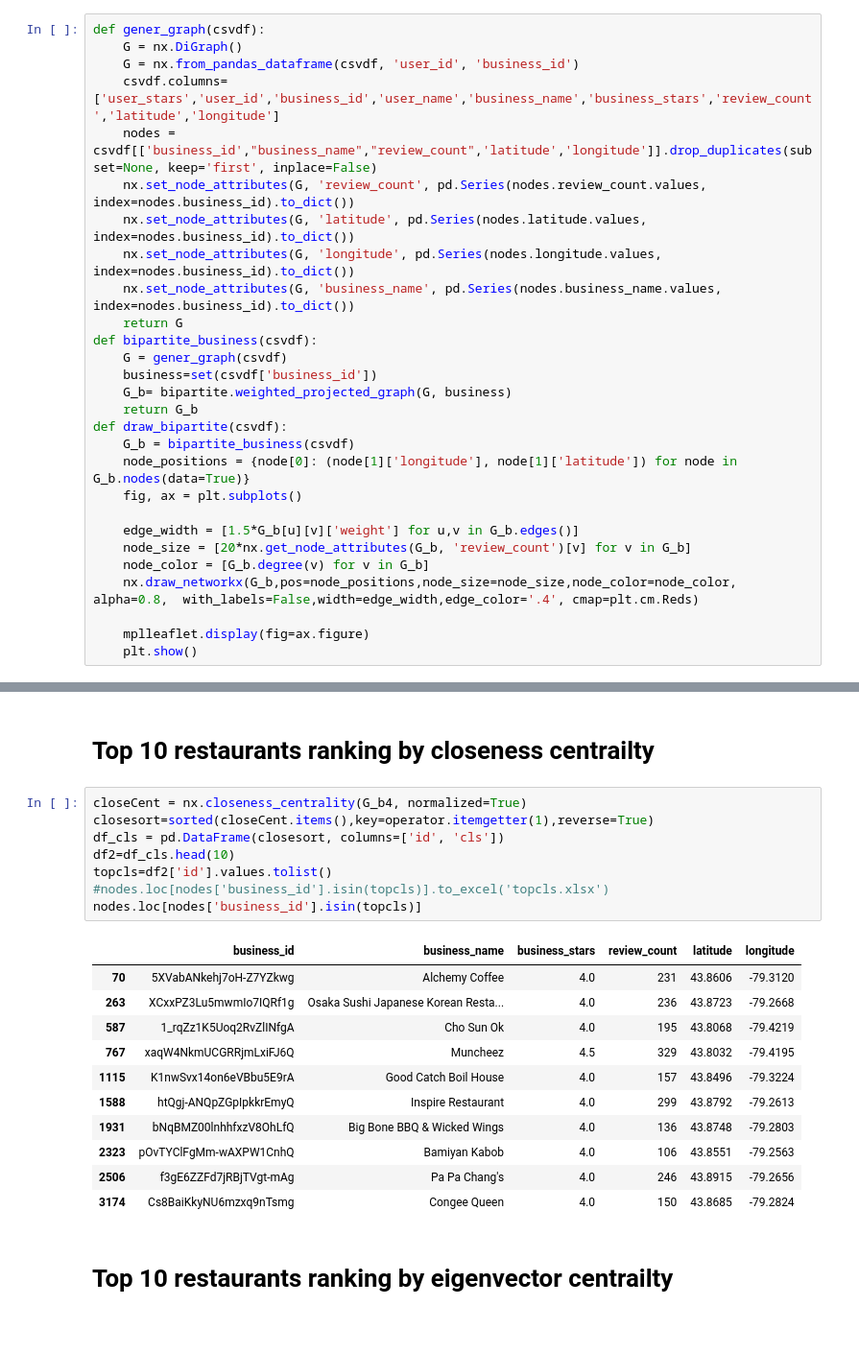
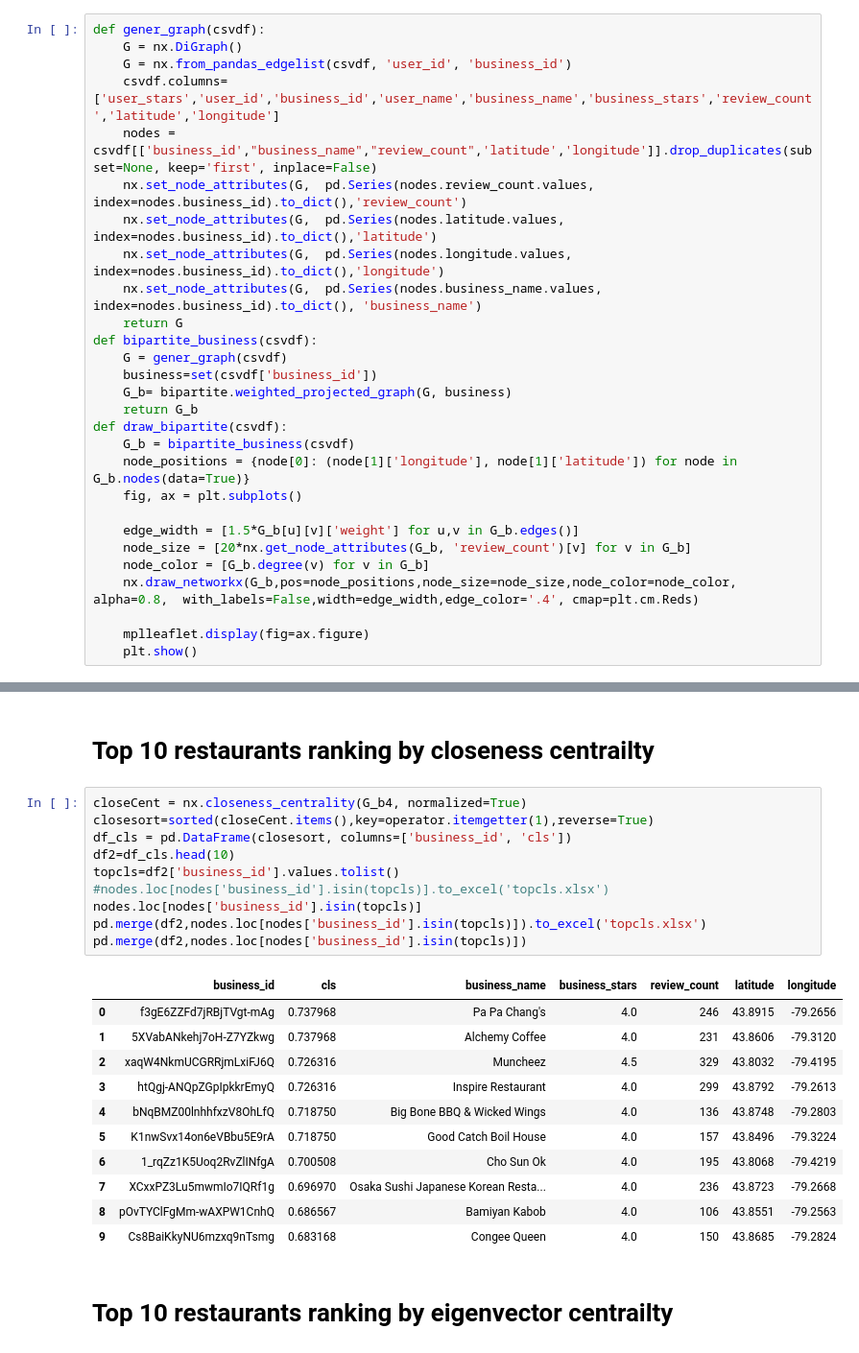
Before and after one commit to christine62/yelp-social-network-analysis, a Jupyter notebook: markham-network-analysis.ipynb, the cells around one changed output, grey strips where cells are left out. Shown at 96% size. Saved outputs shown, nothing was run; the diff lists cells and outputs as text.

```diff
--- a/markham-network-analysis.ipynb
+++ b/markham-network-analysis.ipynb
@@ -8,13 +8,13 @@ from networkx.algorithms import bipartite
 # %%
 def gener_graph(csvdf):
     G = nx.DiGraph()
-    G = nx.from_pandas_dataframe(csvdf, 'user_id', 'business_id')
+    G = nx.from_pandas_edgelist(csvdf, 'user_id', 'business_id')
     csvdf.columns=['user_stars','user_id','business_id','user_name','business_name','business_stars','review_count','latitude','longitude']
     nodes = csvdf[['business_id',"business_name","review_count",'latitude','longitude']].drop_duplicates(subset=None, keep='first', inplace=False)
-    nx.set_node_attributes(G, 'review_count', pd.Series(nodes.review_count.values, index=nodes.business_id).to_dict())
-    nx.set_node_attributes(G, 'latitude', pd.Series(nodes.latitude.values, index=nodes.business_id).to_dict())
-    nx.set_node_attributes(G, 'longitude', pd.Series(nodes.longitude.values, index=nodes.business_id).to_dict())
-    nx.set_node_attributes(G, 'business_name', pd.Series(nodes.business_name.values, index=nodes.business_id).to_dict())
+    nx.set_node_attributes(G,  pd.Series(nodes.review_count.values, index=nodes.business_id).to_dict(),'review_count')
+    nx.set_node_attributes(G,  pd.Series(nodes.latitude.values, index=nodes.business_id).to_dict(),'latitude')
+    nx.set_node_attributes(G,  pd.Series(nodes.longitude.values, index=nodes.business_id).to_dict(),'longitude')
+    nx.set_node_attributes(G,  pd.Series(nodes.business_name.values, index=nodes.business_id).to_dict(), 'business_name')
     return G
 def bipartite_business(csvdf):
     G = gener_graph(csvdf)
@@ -251,23 +257,25 @@ nodes.loc[nodes['business_id'].isin(topbtw)]
 # %%
 closeCent = nx.closeness_centrality(G_b4, normalized=True)
 closesort=sorted(closeCent.items(),key=operator.itemgetter(1),reverse=True)
-df_cls = pd.DataFrame(closesort, columns=['id', 'cls'])
+df_cls = pd.DataFrame(closesort, columns=['business_id', 'cls'])
 df2=df_cls.head(10)
-topcls=df2['id'].values.tolist()
+topcls=df2['business_id'].values.tolist()
 #nodes.loc[nodes['business_id'].isin(topcls)].to_excel('topcls.xlsx')
 nodes.loc[nodes['business_id'].isin(topcls)]
+pd.merge(df2,nodes.loc[nodes['business_id'].isin(topcls)]).to_excel('topcls.xlsx')
+pd.merge(df2,nodes.loc[nodes['business_id'].isin(topcls)])
 # %% [output]
-|  | business_id | business_name | business_stars | review_count | latitude | longitude |
-| 70 | 5XVabANkehj7oH-Z7YZkwg | Alchemy Coffee | 4.0 | 231 | 43.8606 | -79.3120 |
-| 263 | XCxxPZ3Lu5mwmIo7IQRf1g | Osaka Sushi Japanese Korean Resta... | 4.0 | 236 | 43.8723 | -79.2668 |
-| 587 | 1_rqZz1K5Uoq2RvZlINfgA | Cho Sun Ok | 4.0 | 195 | 43.8068 | -79.4219 |
-| 767 | xaqW4NkmUCGRRjmLxiFJ6Q | Muncheez | 4.5 | 329 | 43.8032 | -79.4195 |
-| 1115 | K1nwSvx14on6eVBbu5E9rA | Good Catch Boil House | 4.0 | 157 | 43.8496 | -79.3224 |
-| 1588 | htQgj-ANQpZGpIpkkrEmyQ | Inspire Restaurant | 4.0 | 299 | 43.8792 | -79.2613 |
-| 1931 | bNqBMZ00lnhhfxzV8OhLfQ | Big Bone BBQ & Wicked Wings | 4.0 | 136 | 43.8748 | -79.2803 |
-| 2323 | pOvTYClFgMm-wAXPW1CnhQ | Bamiyan Kabob | 4.0 | 106 | 43.8551 | -79.2563 |
-| 2506 | f3gE6ZZFd7jRBjTVgt-mAg | Pa Pa Chang's | 4.0 | 246 | 43.8915 | -79.2656 |
-| 3174 | Cs8BaiKkyNU6mzxq9nTsmg | Congee Queen | 4.0 | 150 | 43.8685 | -79.2824 |
+|  | business_id | cls | business_name | business_stars | review_count | latitude | longitude |
+| 0 | f3gE6ZZFd7jRBjTVgt-mAg | 0.737968 | Pa Pa Chang's | 4.0 | 246 | 43.8915 | -79.2656 |
+| 1 | 5XVabANkehj7oH-Z7YZkwg | 0.737968 | Alchemy Coffee | 4.0 | 231 | 43.8606 | -79.3120 |
+| 2 | xaqW4NkmUCGRRjmLxiFJ6Q | 0.726316 | Muncheez | 4.5 | 329 | 43.8032 | -79.4195 |
+| 3 | htQgj-ANQpZGpIpkkrEmyQ | 0.726316 | Inspire Restaurant | 4.0 | 299 | 43.8792 | -79.2613 |
+| 4 | bNqBMZ00lnhhfxzV8OhLfQ | 0.718750 | Big Bone BBQ & Wicked Wings | 4.0 | 136 | 43.8748 | -79.2803 |
+| 5 | K1nwSvx14on6eVBbu5E9rA | 0.718750 | Good Catch Boil House | 4.0 | 157 | 43.8496 | -79.3224 |
+| 6 | 1_rqZz1K5Uoq2RvZlINfgA | 0.700508 | Cho Sun Ok | 4.0 | 195 | 43.8068 | -79.4219 |
+| 7 | XCxxPZ3Lu5mwmIo7IQRf1g | 0.696970 | Osaka Sushi Japanese Korean Resta... | 4.0 | 236 | 43.8723 | -79.2668 |
+| 8 | pOvTYClFgMm-wAXPW1CnhQ | 0.686567 | Bamiyan Kabob | 4.0 | 106 | 43.8551 | -79.2563 |
+| 9 | Cs8BaiKkyNU6mzxq9nTsmg | 0.683168 | Congee Queen | 4.0 | 150 | 43.8685 | -79.2824 |
 # %% [markdown]
 # Top 10 restaurants ranking by eigenvector centrailty
 # %%
```
Also changed, not shown: parts of 20 cells of this notebook.
